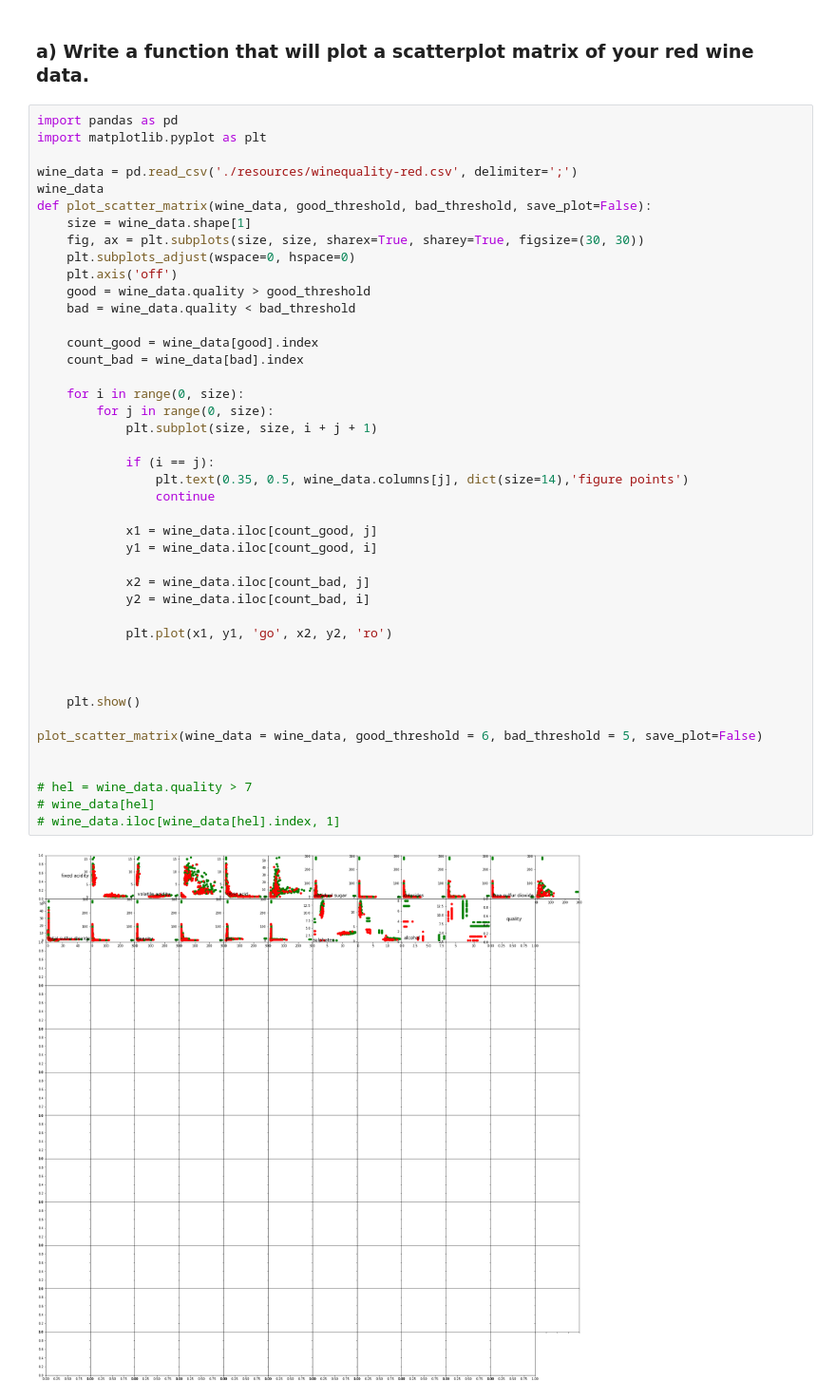
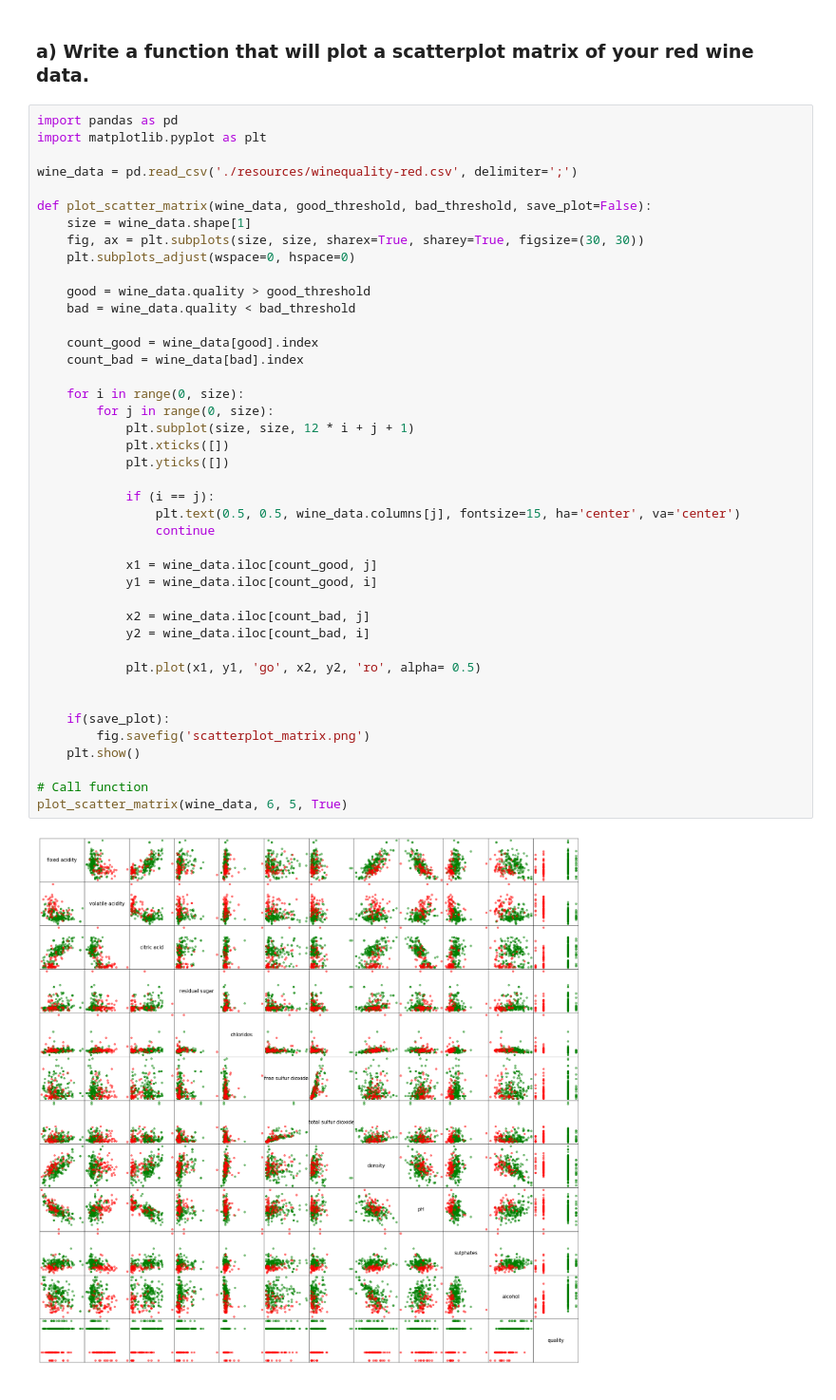
Before and after one commit to aspyltsov65/-ft_sommelier, a Jupyter notebook: python_env/ft_sommelier.ipynb, the cells around one changed output. Shown at 95% size. Cells and saved outputs as stored; diff of their text form.

```diff
--- a/python_env/ft_sommelier.ipynb
+++ b/python_env/ft_sommelier.ipynb
@@ -7,43 +7,42 @@ import pandas as pd
 import matplotlib.pyplot as plt
 
 wine_data = pd.read_csv('./resources/winequality-red.csv', delimiter=';')
-wine_data
+
 def plot_scatter_matrix(wine_data, good_threshold, bad_threshold, save_plot=False):
     size = wine_data.shape[1]
     fig, ax = plt.subplots(size, size, sharex=True, sharey=True, figsize=(30, 30))
     plt.subplots_adjust(wspace=0, hspace=0)
-    plt.axis('off')
+
     good = wine_data.quality > good_threshold
     bad = wine_data.quality < bad_threshold
 
     count_good = wine_data[good].index
     count_bad = wine_data[bad].index
 
     for i in range(0, size):
         for j in range(0, size):
-            plt.subplot(size, size, i + j + 1)
+            plt.subplot(size, size, 12 * i + j + 1)
+            plt.xticks([])
+            plt.yticks([])
 
             if (i == j):
-                plt.text(0.35, 0.5, wine_data.columns[j], dict(size=14),'figure points')
+                plt.text(0.5, 0.5, wine_data.columns[j], fontsize=15, ha='center', va='center')
                 continue
 
             x1 = wine_data.iloc[count_good, j]
             y1 = wine_data.iloc[count_good, i]
 
             x2 = wine_data.iloc[count_bad, j]
             y2 = wine_data.iloc[count_bad, i]
 
-            plt.plot(x1, y1, 'go', x2, y2, 'ro')
+            plt.plot(x1, y1, 'go', x2, y2, 'ro', alpha= 0.5)
 
 
-
+    if(save_plot):
+        fig.savefig('scatterplot_matrix.png')
     plt.show()
 
-plot_scatter_matrix(wine_data = wine_data, good_threshold = 6, bad_threshold = 5, save_plot=False)
-
-
-# hel = wine_data.quality > 7
-# wine_data[hel]
-# wine_data.iloc[wine_data[hel].index, 1]
+# Call function
+plot_scatter_matrix(wine_data, 6, 5, True)
 # %% [output]
-[figure, old version]
+[figure, new version]
```
Also changed, not shown: parts of 3 cells of this notebook, 3 other files.
